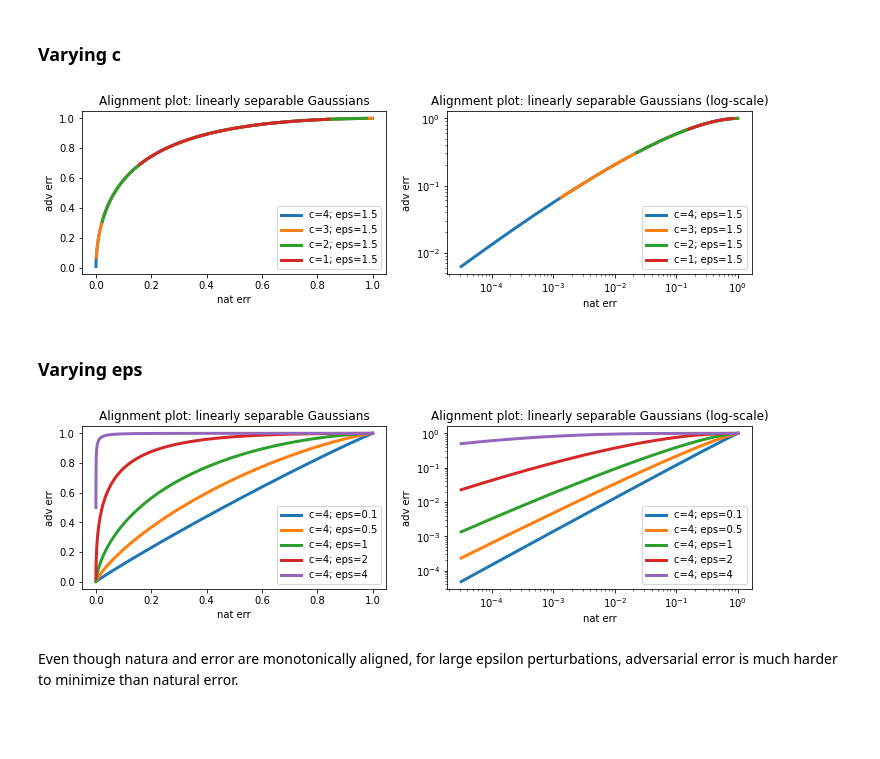
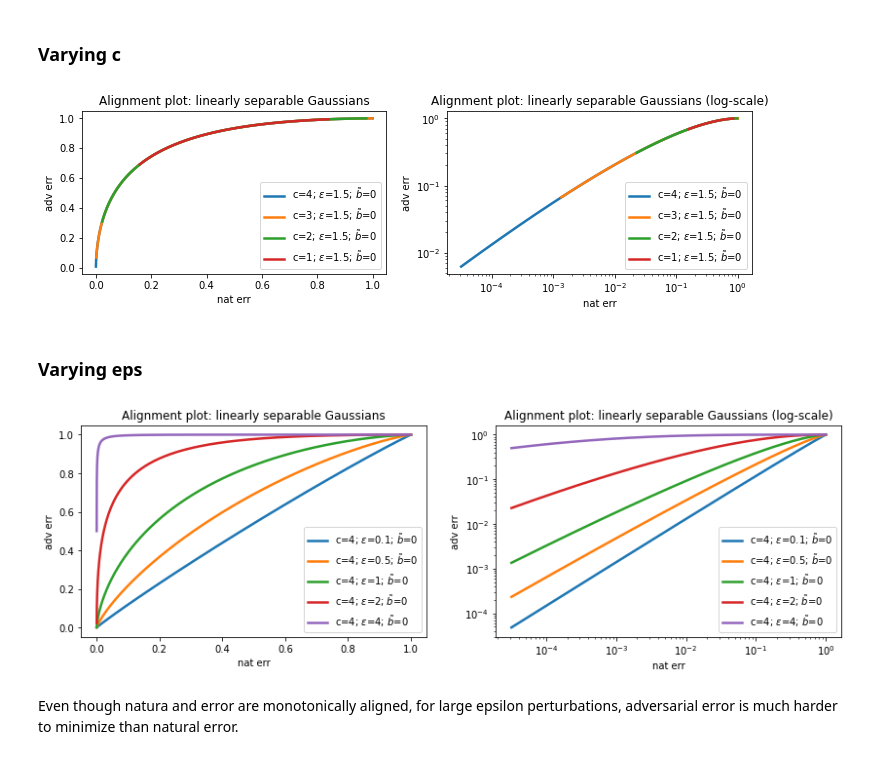
Before and after one commit to GilgameshxZero/adversarial-ntks, a Jupyter notebook: notebooks/low-level-causes/lin-sep-gaussian.ipynb, the cells around one changed output. Saved outputs shown, nothing was run; the diff lists cells and outputs as text; code cells hidden in the pictures; blank space fills up the shorter version.

```diff
--- a/notebooks/low-level-causes/lin-sep-gaussian.ipynb
+++ b/notebooks/low-level-causes/lin-sep-gaussian.ipynb
@@ -36,20 +36,20 @@ natAdvErrs(2, 0, np.cos(0)), natAdvErrs(2, 10, np.cos(0))
 # %% [markdown]
 # No bias
 # %%
-def plot_pts_no_bias(cs, epss, thetas, **plt_kwargs):
+def plot_pts_no_bias(cs, epss, cts, **plt_kwargs):
     for eps in epss:
         for c in cs:
-            pts = natAdvErrs(c, eps, np.cos(thetas))
-            plt.plot(pts[:, 0], pts[:, 1], label=f"c={c}; eps={eps}", **plt_kwargs)
+            pts = natAdvErrs(c, eps, cts)
+            plt.plot(pts[:, 0], pts[:, 1], label=f"c={c}; $\epsilon$={eps}; $\\tilde b$=0", **plt_kwargs)
 # %% [markdown]
 ### Varying c
 # %%
+CTS = np.linspace(start=1, stop=-1, num=1000)
 CS = [4, 3, 2, 1]
 EPSS = [1.5]
-THETAS = np.linspace(start=0, stop=np.pi, num=256)
 
 def plt_main():
-    plot_pts_no_bias(cs=CS, epss=EPSS, thetas=THETAS, lw=3);
+    plot_pts_no_bias(cs=CS, epss=EPSS, cts=CTS, lw=2.5);
     plt.legend(bbox_to_anchor=(1, 0), loc='lower right', ncol=1);
     plt.xlabel("nat err");
     plt.ylabel("adv err");
@@ -65,32 +65,32 @@ plt_main();
 plt.xscale("log"); plt.yscale("log");
 plt.title("Alignment plot: linearly separable Gaussians (log-scale)");
 # %% [output]
-[figure, old version]
+[figure, new version]
 # %% [markdown]
 ### Varying eps
 # %%
-THETAS = np.linspace(start=0, stop=np.pi, num=256)
+CTS = np.linspace(start=1, stop=-1, num=1000)
 CS = [4]
 EPSS = [0.1, 0.5, 1, 2, 4]
 
 def plt_main():
-    plot_pts_no_bias(cs=CS, epss=EPSS, thetas=THETAS, lw=3);
+    plot_pts_no_bias(cs=CS, epss=EPSS, cts=CTS, lw=2.5);
     plt.legend(bbox_to_anchor=(1, 0), loc='lower right', ncol=1);
     plt.xlabel("nat err");
     plt.ylabel("adv err");
 
-plt.figure(figsize=(12, 3));
+plt.figure(figsize=(14, 4));
 
 plt.subplot(1, 2, 1);
 plt_main();
 plt.title("Alignment plot: linearly separable Gaussians");
 
 plt.subplot(1, 2, 2);
 plt_main();
 plt.xscale("log"); plt.yscale("log");
 plt.title("Alignment plot: linearly separable Gaussians (log-scale)");
 # %% [output]
-[figure, old version]
+[figure, new version]
 # %% [markdown]
 Even though natura and error are monotonically aligned,
 for large epsilon perturbations,
```
Also changed, not shown: parts of 8 cells of this notebook.
